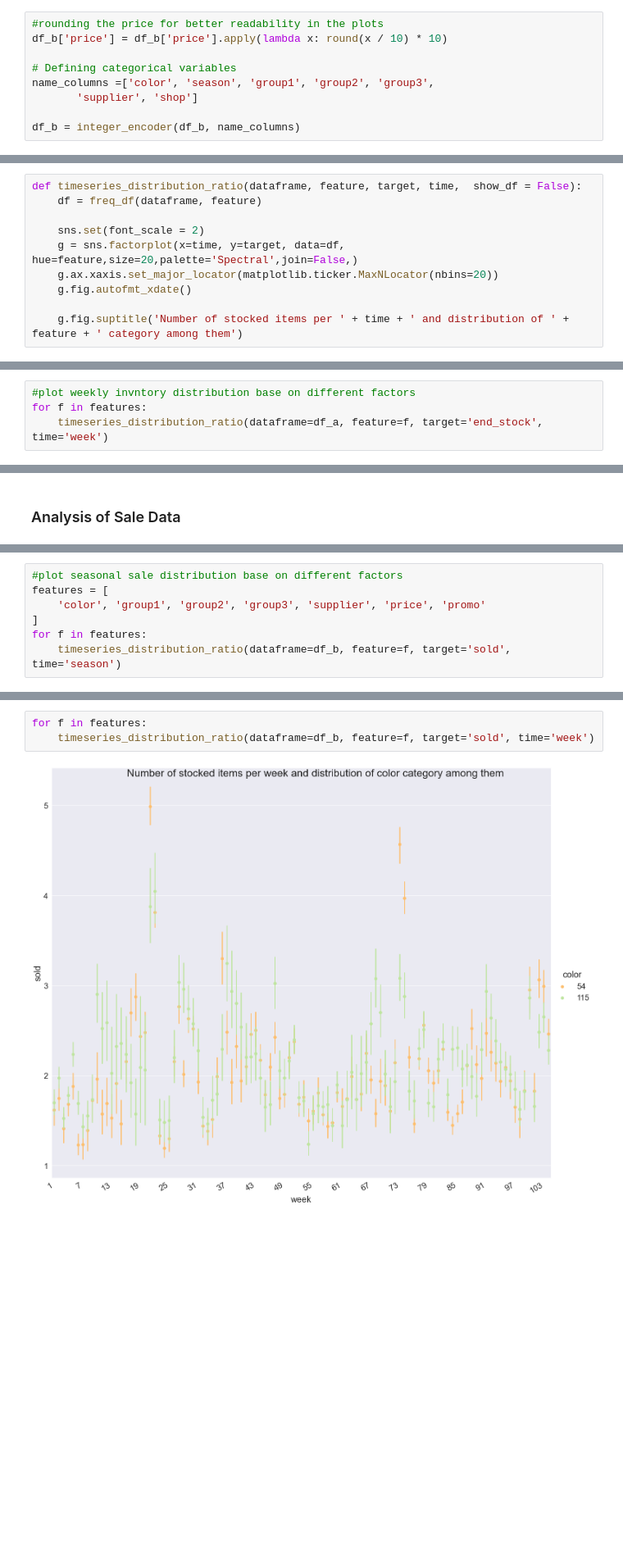
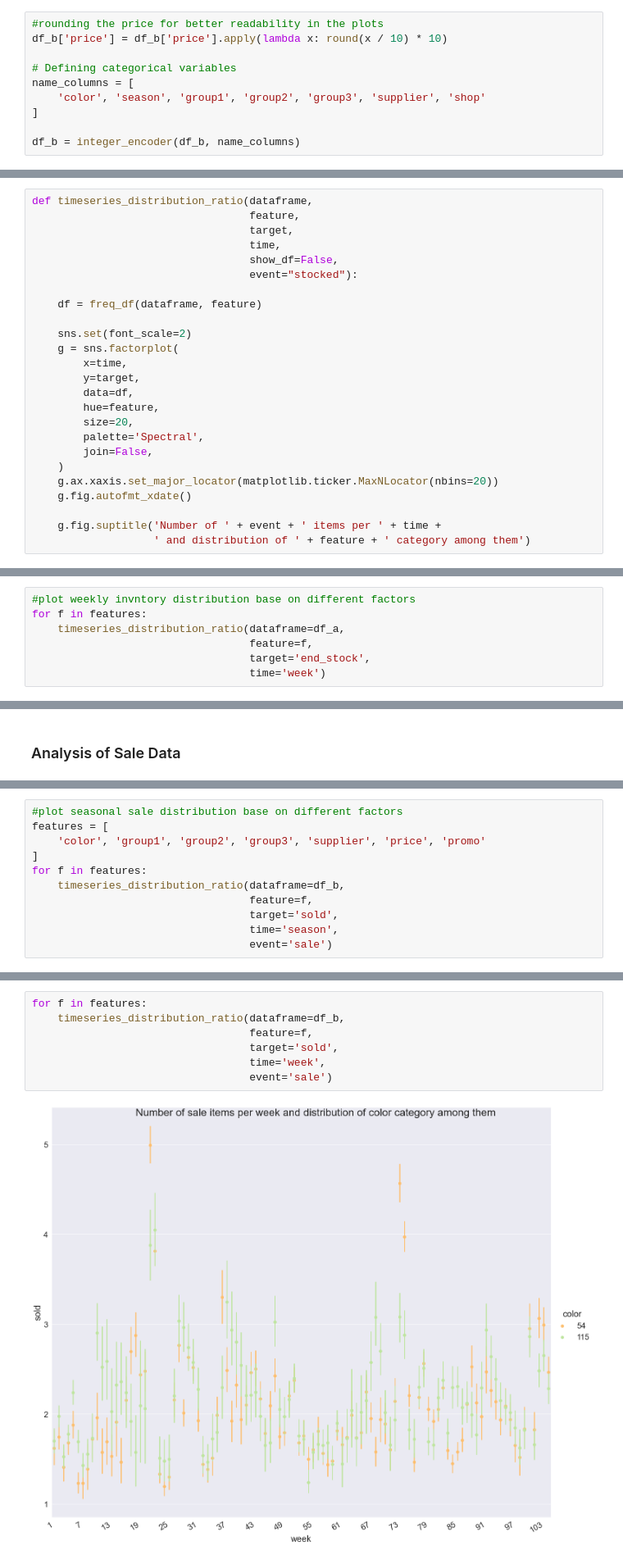
Before and after one commit to mahsa-nazari/Product-Demand-Forecast, a Jupyter notebook: Data Visualization.ipynb, the cells around one changed output, grey strips where cells are left out. Shown at 82% size. Cells and saved outputs as stored; diff of their text form; blank space fills up the shorter version.

```diff
--- a/Data Visualization.ipynb
+++ b/Data Visualization.ipynb
@@ -115,8 +131,9 @@ df_b.rename(columns = {'price_x':'price', 'quantity' : 'sold'}, inplace = True)
 df_b['price'] = df_b['price'].apply(lambda x: round(x / 10) * 10)
 
 # Defining categorical variables
-name_columns =['color', 'season', 'group1', 'group2', 'group3',
-       'supplier', 'shop']
+name_columns = [
+    'color', 'season', 'group1', 'group2', 'group3', 'supplier', 'shop'
+]
 
 df_b = integer_encoder(df_b, name_columns)
 # %%
@@ -209,13 +249,28 @@ Text(0.5, 0.98, 'Number of stocked items of each season per week')
 # %%
-def timeseries_distribution_ratio(dataframe, feature, target, time,  show_df = False):
+def timeseries_distribution_ratio(dataframe,
+                                  feature,
+                                  target,
+                                  time,
+                                  show_df=False,
+                                  event="stocked"):
+
     df = freq_df(dataframe, feature)
 
-    sns.set(font_scale = 2)
-    g = sns.factorplot(x=time, y=target, data=df, hue=feature,size=20,palette='Spectral',join=False,)
+    sns.set(font_scale=2)
+    g = sns.factorplot(
+        x=time,
+        y=target,
+        data=df,
+        hue=feature,
+        size=20,
+        palette='Spectral',
+        join=False,
+    )
     g.ax.xaxis.set_major_locator(matplotlib.ticker.MaxNLocator(nbins=20))
     g.fig.autofmt_xdate()
 
-    g.fig.suptitle('Number of stocked items per ' + time + ' and distribution of ' + feature + ' category among them')
+    g.fig.suptitle('Number of ' + event + ' items per ' + time +
+                   ' and distribution of ' + feature + ' category among them')
 # %%
 #plot seasonal invntory distribution base on different factors
 features = ['group1', 'group2', 'group3', 'color', 'supplier', 'price']
@@ -236,5 +292,8 @@ In short, these plots provide a visual representation of how seasonal changes ca
 # %%
 #plot weekly invntory distribution base on different factors
 for f in features:
-    timeseries_distribution_ratio(dataframe=df_a, feature=f, target='end_stock', time='week')
+    timeseries_distribution_ratio(dataframe=df_a,
+                                  feature=f,
+                                  target='end_stock',
+                                  time='week')
 # %% [output]
@@ -276,5 +335,9 @@ features = [
     'color', 'group1', 'group2', 'group3', 'supplier', 'price', 'promo'
 ]
 for f in features:
-    timeseries_distribution_ratio(dataframe=df_b, feature=f, target='sold', time='season')
+    timeseries_distribution_ratio(dataframe=df_b,
+                                  feature=f,
+                                  target='sold',
+                                  time='season',
+                                  event='sale')
 # %% [output]
@@ -288,5 +351,9 @@ for f in features:
 # %%
 for f in features:
-    timeseries_distribution_ratio(dataframe=df_b, feature=f, target='sold', time='week')
+    timeseries_distribution_ratio(dataframe=df_b,
+                                  feature=f,
+                                  target='sold',
+                                  time='week',
+                                  event='sale')
 # %% [output]
-[figure, old version]
+[figure, new version]
```
Also changed, not shown: parts of 15 cells of this notebook, 3 other files.
